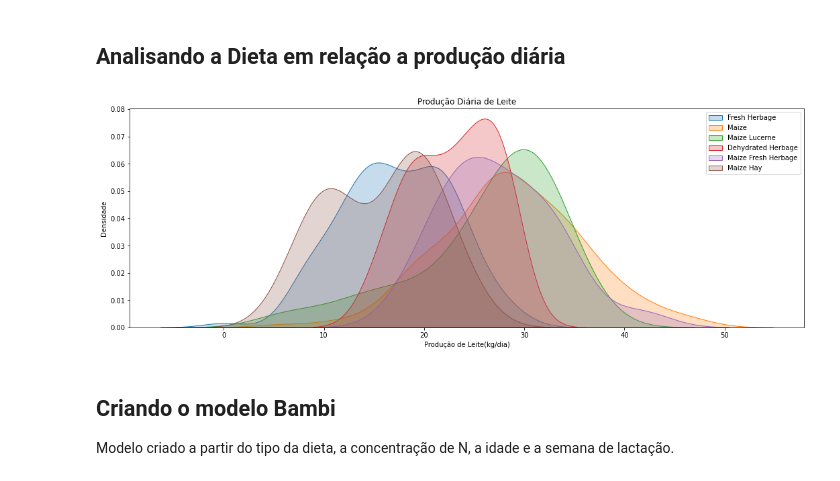
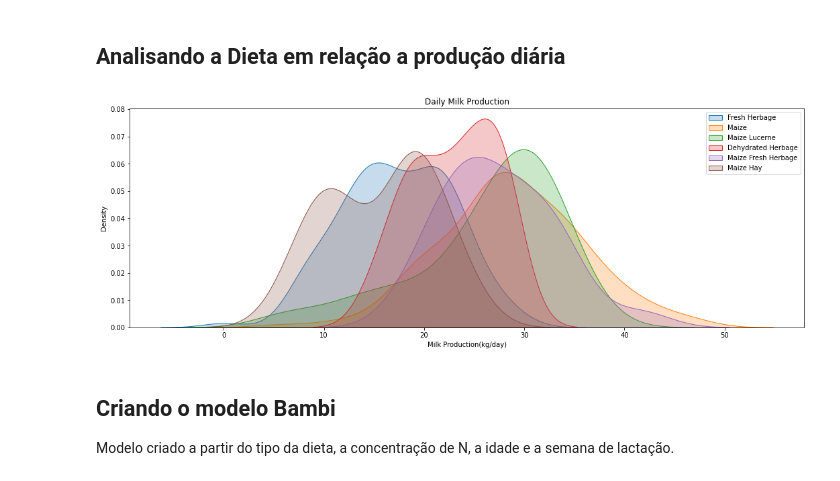
Before and after one commit to nelciojr/Projeto-de-Regress-o-Linear-Bayesiana, a Jupyter notebook: B_Model.ipynb, the cells around one changed output. Drawn from its saved outputs; the diff is of its cells as text; code cells hidden in the pictures.

```diff
--- a/B_Model.ipynb
+++ b/B_Model.ipynb
@@ -86,18 +86,18 @@ import seaborn as sns
 # %%
 #Produção Diária por Tipo de Dieta
 matplotlib.rcParams['font.size'] = 10
 matplotlib.rcParams['figure.figsize'] = (18, 6)
 
 sns.kdeplot(df.loc[df['Diet_type'] == 'Fresh_herbage', 'Milk_production__kg_day'], label = 'Fresh Herbage', fill=True)
 sns.kdeplot(df.loc[df['Diet_type'] == 'Maize', 'Milk_production__kg_day'], label = 'Maize', fill=True)
 sns.kdeplot(df.loc[df['Diet_type'] == 'Maize_Lucerne', 'Milk_production__kg_day'], label = 'Maize Lucerne', fill=True)
 sns.kdeplot(df.loc[df['Diet_type'] == 'Dehydrated_herbage', 'Milk_production__kg_day'], label = 'Dehydrated Herbage', fill=True)
 sns.kdeplot(df.loc[df['Diet_type'] == 'Maize_Fresh_herbage', 'Milk_production__kg_day'], label = 'Maize Fresh Herbage', fill=True)
 sns.kdeplot(df.loc[df['Diet_type'] == 'Maize_Hay', 'Milk_production__kg_day'], label = 'Maize Hay', fill=True)
-plt.xlabel('Produção de Leite(kg/dia)'); plt.ylabel('Densidade'); plt.title('Produção Diária de Leite');
+plt.xlabel('Milk Production(kg/day)'); plt.ylabel('Density'); plt.title('Daily Milk Production');
 plt.legend();
 # %% [output]
-[figure, old version]
+[figure, new version]
 # %% [markdown]
 ## Criando o modelo Bambi
 
```
